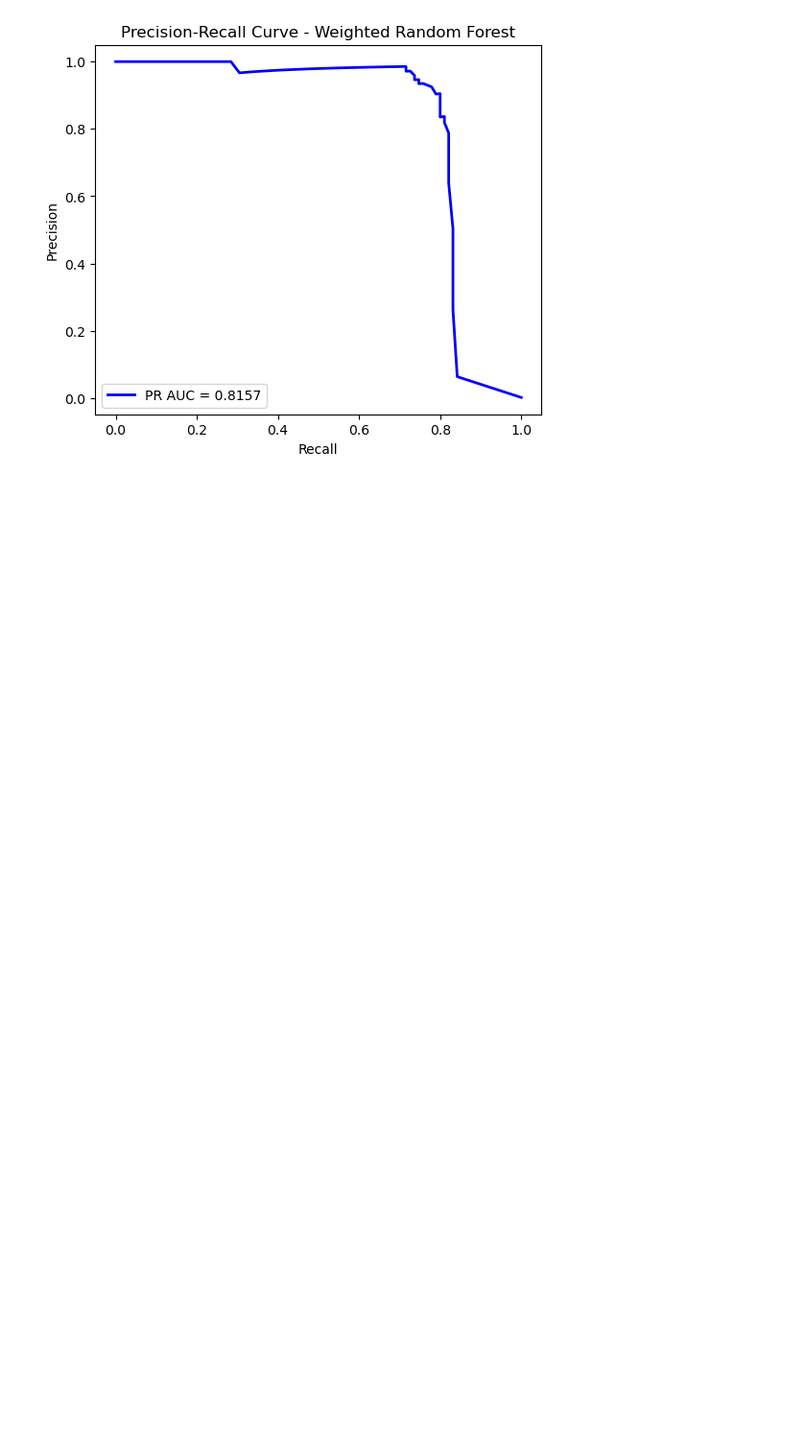
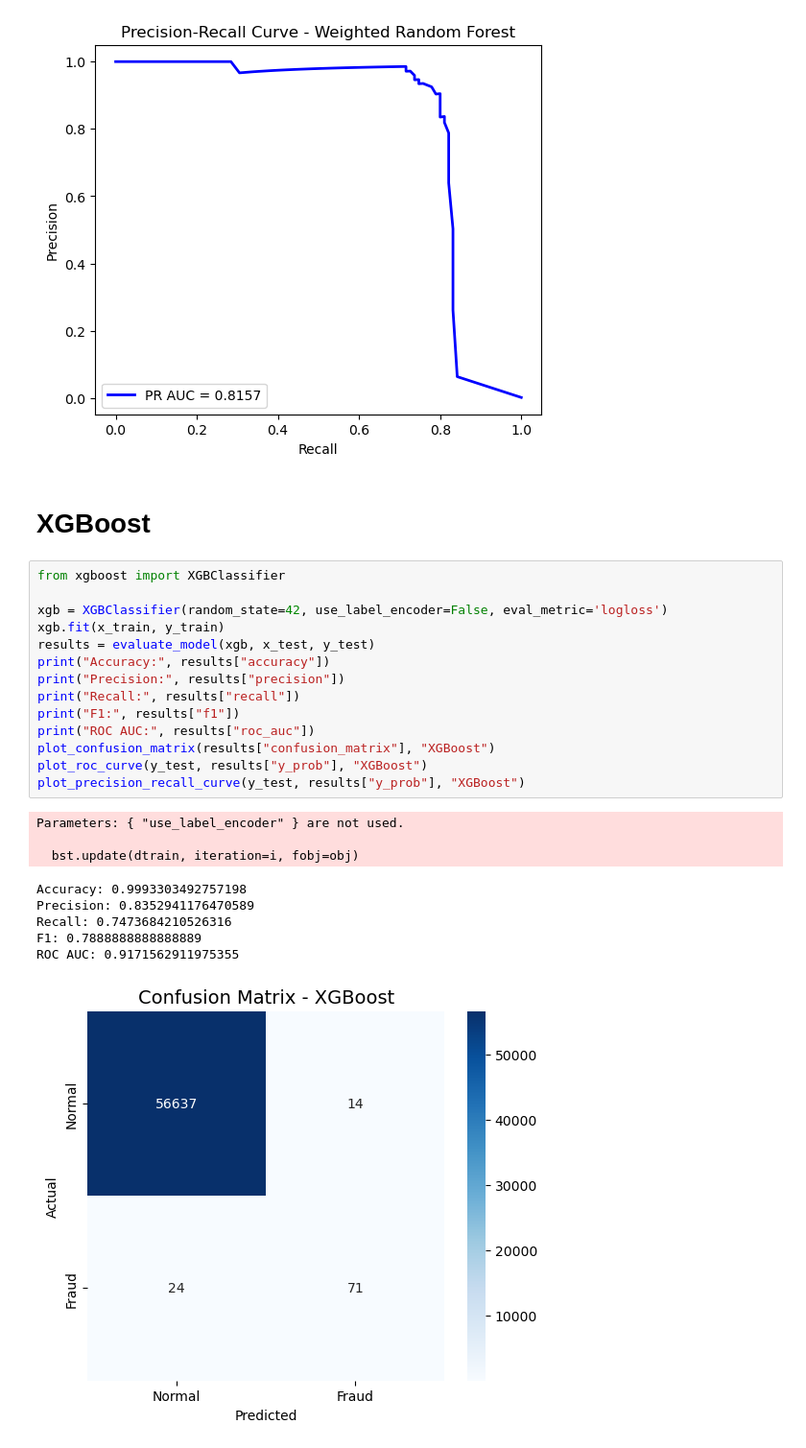
Before and after one commit to abdelrahman611982/Credit-Card-Fraud-Detection, a Jupyter notebook: Credit Card Fraud Detection.ipynb, the cells around one changed output. Shown at 96% size. Drawn from its saved outputs; the diff is of its cells as text; blank space fills up the shorter version.

```diff
--- a/Credit Card Fraud Detection.ipynb
+++ b/Credit Card Fraud Detection.ipynb
@@ -382,3 +394,29 @@ ROC AUC: 0.9192469311174885
 [figure]
 [figure]
 [figure]
+# %% [markdown]
+# XGBoost
+# %%
+from xgboost import XGBClassifier
+
+xgb = XGBClassifier(random_state=42, use_label_encoder=False, eval_metric='logloss')
+xgb.fit(x_train, y_train)
+results = evaluate_model(xgb, x_test, y_test)
+print("Accuracy:", results["accuracy"])
+print("Precision:", results["precision"])
+print("Recall:", results["recall"])
+print("F1:", results["f1"])
+print("ROC AUC:", results["roc_auc"])
+plot_confusion_matrix(results["confusion_matrix"], "XGBoost")
+plot_roc_curve(y_test, results["y_prob"], "XGBoost")
+plot_precision_recall_curve(y_test, results["y_prob"], "XGBoost")
+# %% [output]
+Parameters: { "use_label_encoder" } are not used.
+
+  bst.update(dtrain, iteration=i, fobj=obj)
+Accuracy: 0.9993303492757198
+Precision: 0.8352941176470589
+Recall: 0.7473684210526316
+F1: 0.7888888888888889
+ROC AUC: 0.9171562911975355
+[figure, added]
```
Also changed, not shown: parts of 11 cells of this notebook.
